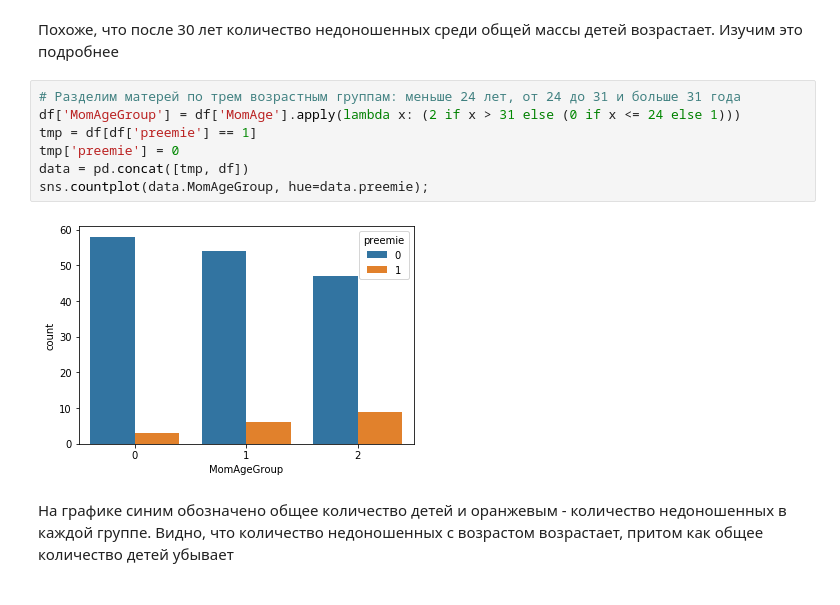
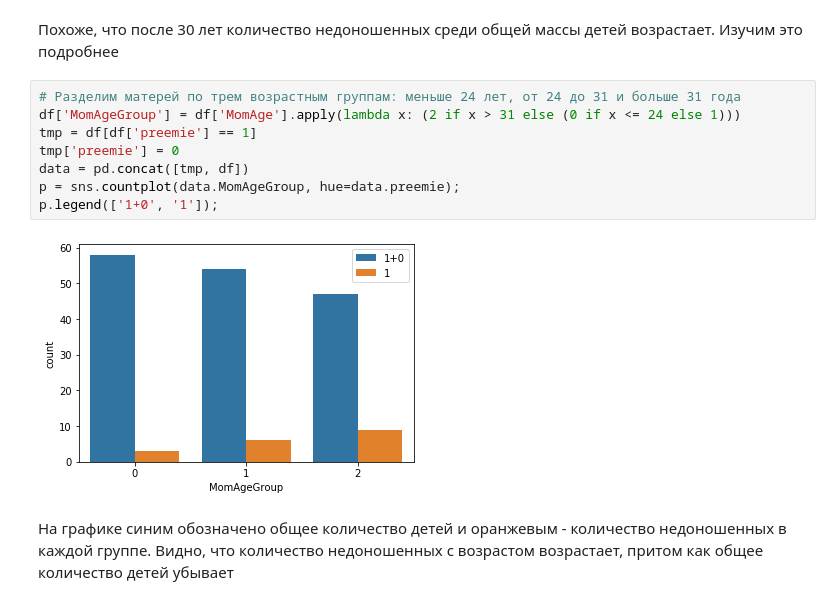
Before and after one commit to Vlada-Veselova/Statistics_HW_BI, a Jupyter notebook: Statistic_1.ipynb, the cells around one changed output. Saved outputs shown, nothing was run; the diff lists cells and outputs as text.

```diff
--- a/Statistic_1.ipynb
+++ b/Statistic_1.ipynb
@@ -70,12 +72,13 @@ sns.countplot(df.MomAge, hue=df.preemie);
 # %%
 # Разделим матерей по трем возрастным группам: меньше 24 лет, от 24 до 31 и больше 31 года
 df['MomAgeGroup'] = df['MomAge'].apply(lambda x: (2 if x > 31 else (0 if x <= 24 else 1)))
 tmp = df[df['preemie'] == 1]
 tmp['preemie'] = 0
 data = pd.concat([tmp, df])
-sns.countplot(data.MomAgeGroup, hue=data.preemie);
+p = sns.countplot(data.MomAgeGroup, hue=data.preemie);
+p.legend(['1+0', '1']);
 # %% [output]
-[figure, old version]
+[figure, new version]
 # %% [markdown]
 На графике синим обозначено общее количество детей и оранжевым - количество недоношенных в каждой группе.
 Видно, что количество недоношенных с возрастом возрастает, притом как общее количество детей убывает
```
Also changed, not shown: parts of 18 cells of this notebook, 1 other file.
